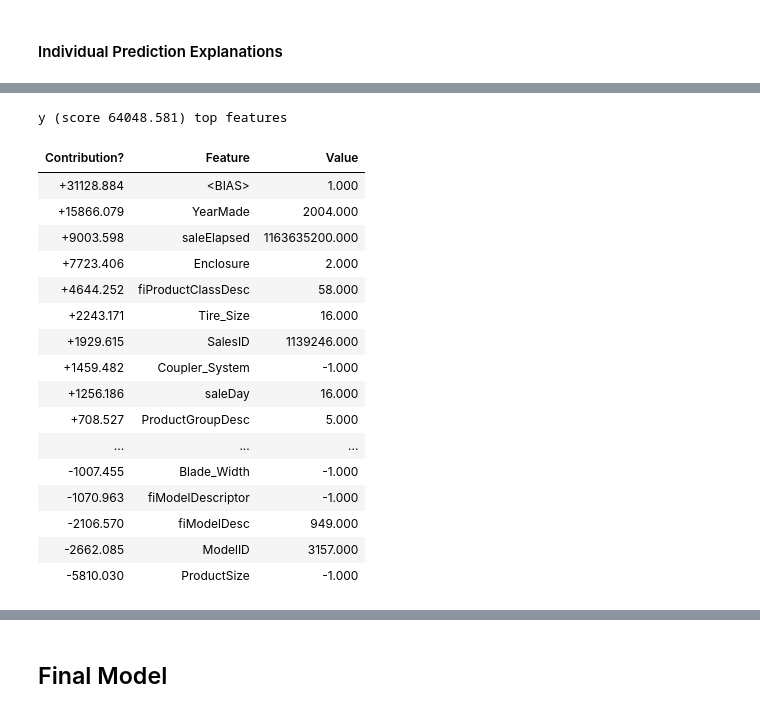
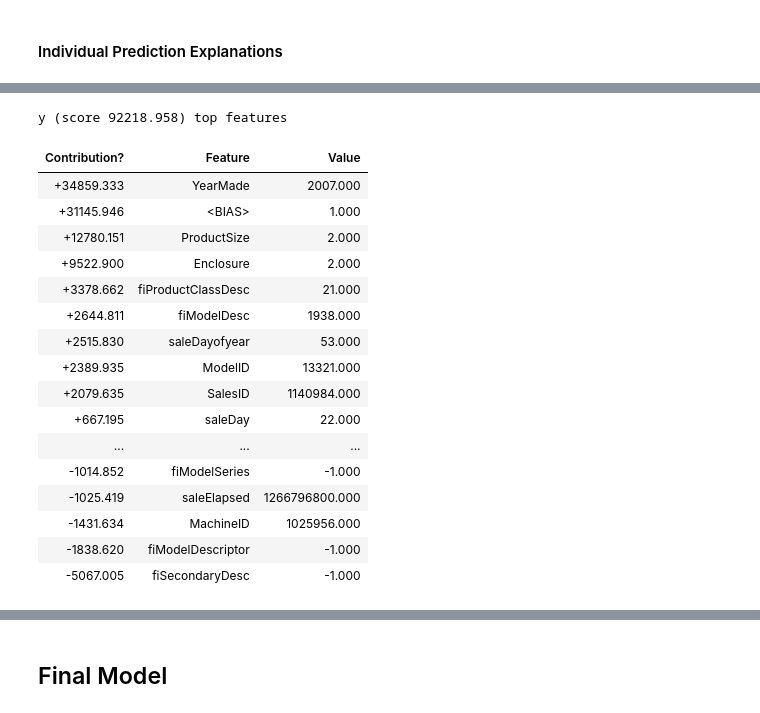
Before and after one commit to cjherman6/rf_implementation, a Jupyter notebook: Modeling Data and Performing EDA II.ipynb, the cells around one changed output, grey strips where cells are left out. Cells and saved outputs as stored; diff of their text form; code cells hidden in the pictures.

```diff
--- a/Modeling Data and Performing EDA II.ipynb
+++ b/Modeling Data and Performing EDA II.ipynb
@@ -246,23 +272,26 @@ eli5.show_weights(m,feature_names=list(df_keep.columns))
 # %%
-eli5.show_prediction(m, df_keep.iloc[0],
+# Large, 2007, enclosed w/ AC
+# Sale Price: $102,000
+
+eli5.show_prediction(m, df_keep.iloc[518],
                      feature_names=list(df_keep.columns),
                      show_feature_values=True)
 # %% [output]
-y (score 64048.581) top features
+y (score 92218.958) top features
 | Contribution? | Feature | Value |
-| +31128.884 | <BIAS> | 1.000 |
-| +15866.079 | YearMade | 2004.000 |
-| +9003.598 | saleElapsed | 1163635200.000 |
-| +7723.406 | Enclosure | 2.000 |
-| +4644.252 | fiProductClassDesc | 58.000 |
-| +2243.171 | Tire_Size | 16.000 |
-| +1929.615 | SalesID | 1139246.000 |
-| +1459.482 | Coupler_System | -1.000 |
-| +1256.186 | saleDay | 16.000 |
-| +708.527 | ProductGroupDesc | 5.000 |
+| +34859.333 | YearMade | 2007.000 |
+| +31145.946 | <BIAS> | 1.000 |
+| +12780.151 | ProductSize | 2.000 |
+| +9522.900 | Enclosure | 2.000 |
+| +3378.662 | fiProductClassDesc | 21.000 |
+| +2644.811 | fiModelDesc | 1938.000 |
+| +2515.830 | saleDayofyear | 53.000 |
+| +2389.935 | ModelID | 13321.000 |
+| +2079.635 | SalesID | 1140984.000 |
+| +667.195 | saleDay | 22.000 |
 | ... | ... | ... |
-| -1007.455 | Blade_Width | -1.000 |
-| -1070.963 | fiModelDescriptor | -1.000 |
-| -2106.570 | fiModelDesc | 949.000 |
-| -2662.085 | ModelID | 3157.000 |
-| -5810.030 | ProductSize | -1.000 |
+| -1014.852 | fiModelSeries | -1.000 |
+| -1025.419 | saleElapsed | 1266796800.000 |
+| -1431.634 | MachineID | 1025956.000 |
+| -1838.620 | fiModelDescriptor | -1.000 |
+| -5067.005 | fiSecondaryDesc | -1.000 |
```
Also changed, not shown: parts of 7 cells of this notebook, 1 other file.
